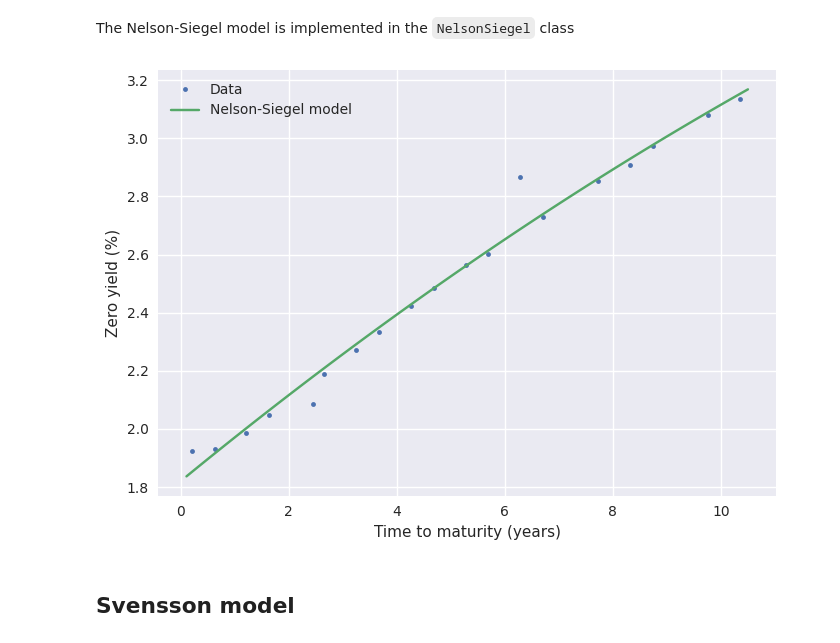
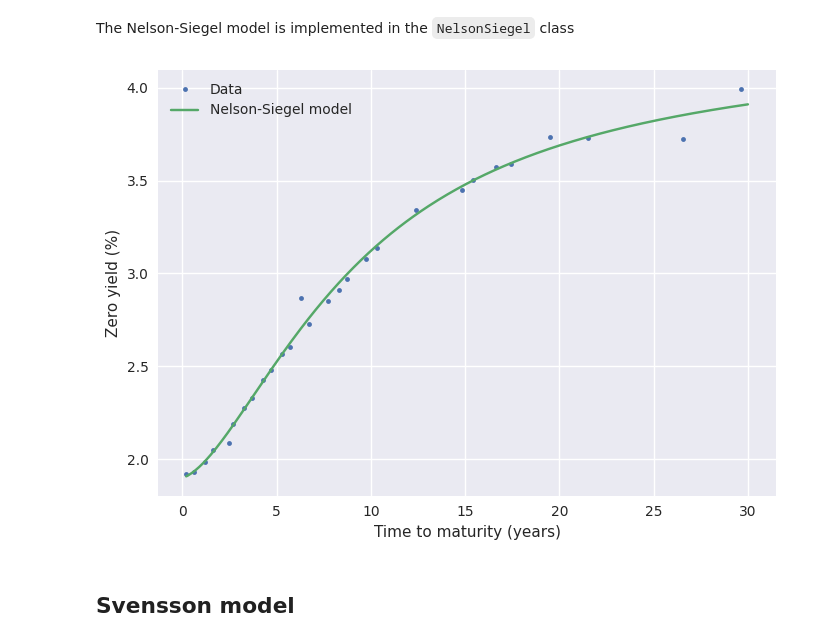
Before and after one commit to krantamaki/quantpy, a Jupyter notebook: examples/05_term_structures.ipynb, the cells around one changed output. Cells and saved outputs as stored; diff of their text form; code cells hidden in the pictures.

```diff
--- a/examples/05_term_structures.ipynb
+++ b/examples/05_term_structures.ipynb
@@ -33,23 +33,23 @@ yields     = yield_df["ZeroYield"].to_numpy()
 # %% [markdown]
 The Nelson-Siegel model is implemented in the `NelsonSiegel` class
 # %%
-model = NelsonSiegel(yields, maturities)
+model = NelsonSiegel(yields, maturities, method="dogbox", ftol=1e-7, xtol=1e-7, gtol=1e-7, max_nfev=10_000)
 # %%
-tt = np.linspace(0, 10.5, 100)
+tt = np.linspace(0.2, 30, 300)
 
 fig = plt.figure(figsize=(7, 5))
 
 plt.plot(maturities, yields * 100, '.', label="Data")
 plt.plot(tt, model(tt) * 100, label="Nelson-Siegel model")
 plt.ylabel("Zero yield (%)")
 plt.xlabel("Time to maturity (years)")
 
 plt.legend()
 fig.tight_layout()
 
 plt.show()
 # %% [output]
-[figure, old version]
+[figure, new version]
 # %% [markdown]
 ## Svensson model
 # %% [markdown]
```
Also changed, not shown: parts of 7 cells of this notebook, 2 other files.
